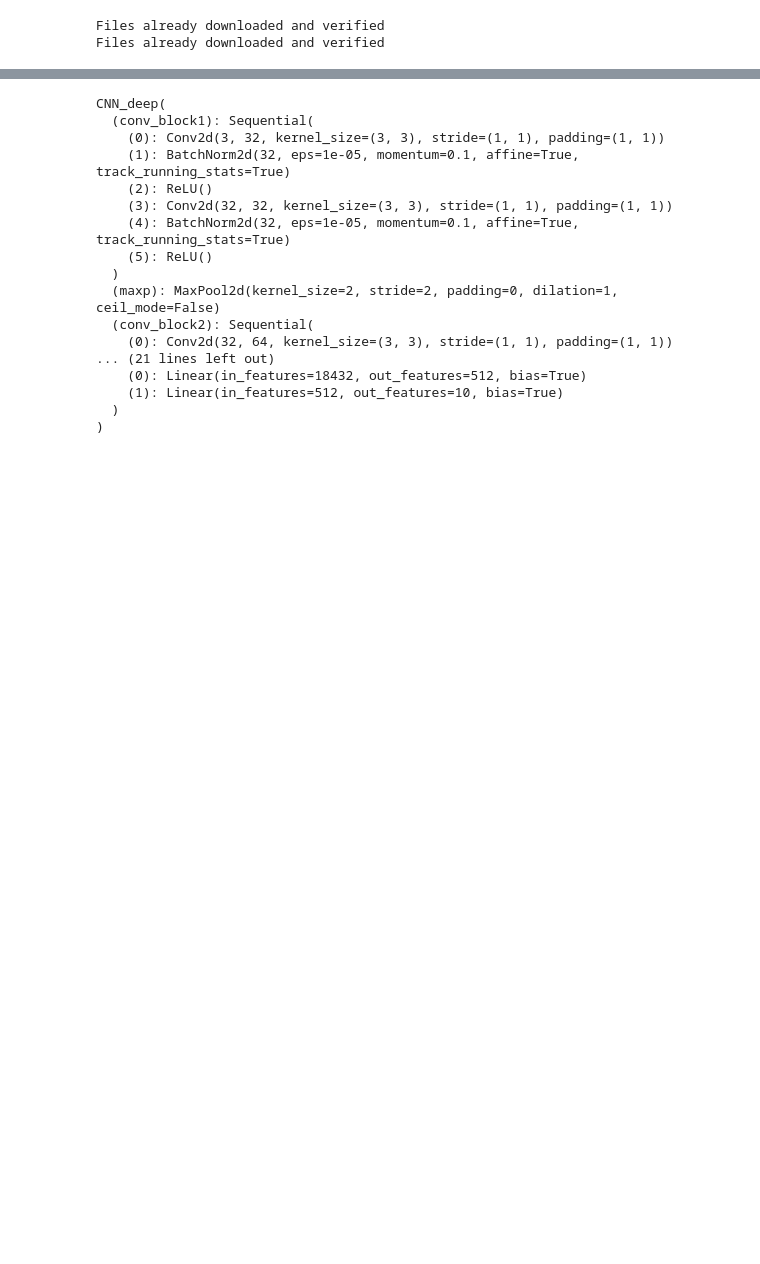
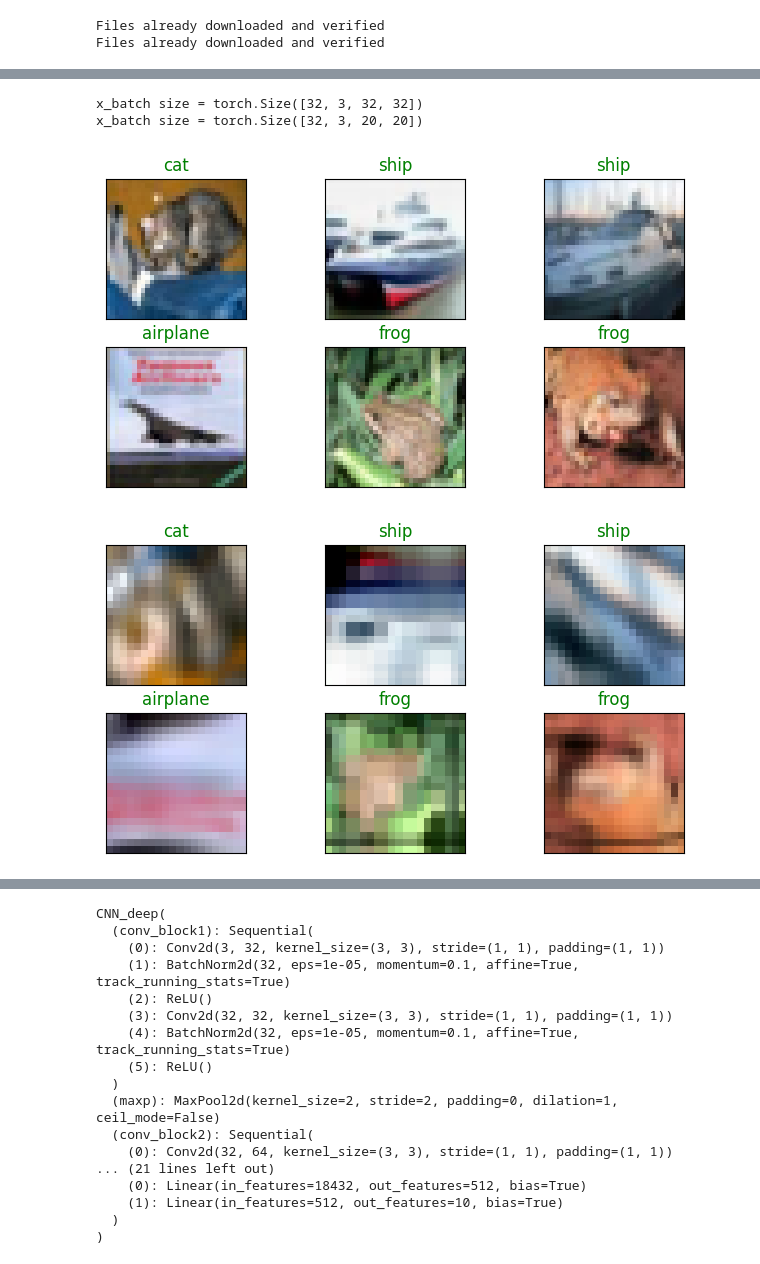
Before and after one commit to hoya9802/Pytorch, a Jupyter notebook: CNN.ipynb, the cells around one changed output, grey strips where cells are left out. Saved outputs shown, nothing was run; the diff lists cells and outputs as text; code cells hidden in the pictures; blank space fills up the shorter version.

```diff
--- a/CNN.ipynb
+++ b/CNN.ipynb
@@ -48,3 +166,15 @@ Files already downloaded and verified
+# %%
+test_DS_wT = copy.deepcopy(test_DS)
+test_DS_wT.transform = transform_train
+test_DL_wT = torch.utils.data.DataLoader(test_DS_wT, batch_size = BATCH_SIZE, shuffle = False)
+
+im_plot(test_DL)
+im_plot(test_DL_wT)
+# %% [output]
+x_batch size = torch.Size([32, 3, 32, 32])
+x_batch size = torch.Size([32, 3, 20, 20])
+[figure, added]
+[figure, added]
 # %%
 print(len(train_DS))
 print(len(val_DS))
```
Also changed, not shown: parts of 12 cells of this notebook, 1 other file.
